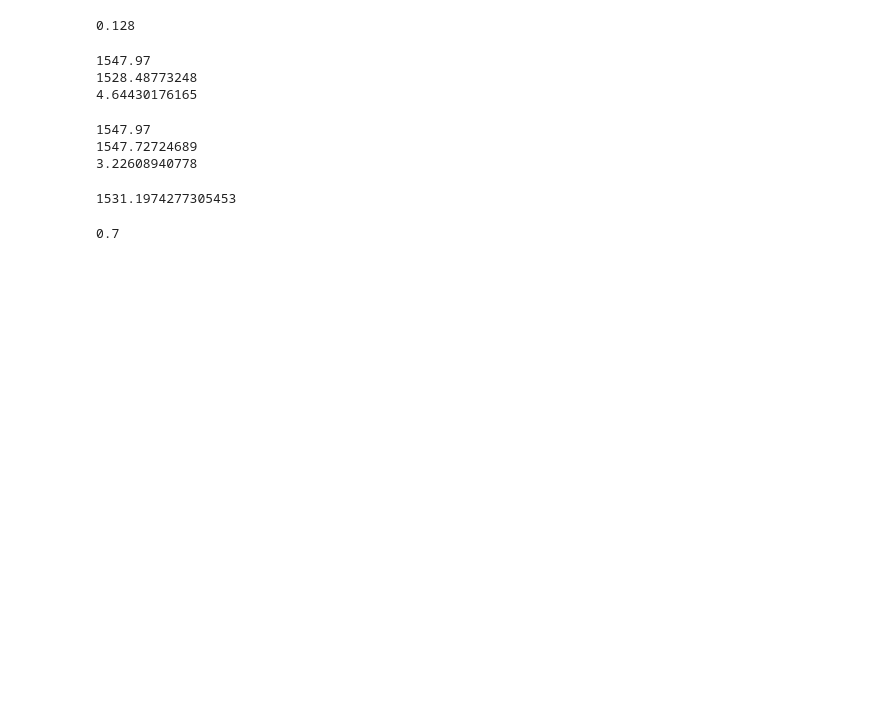
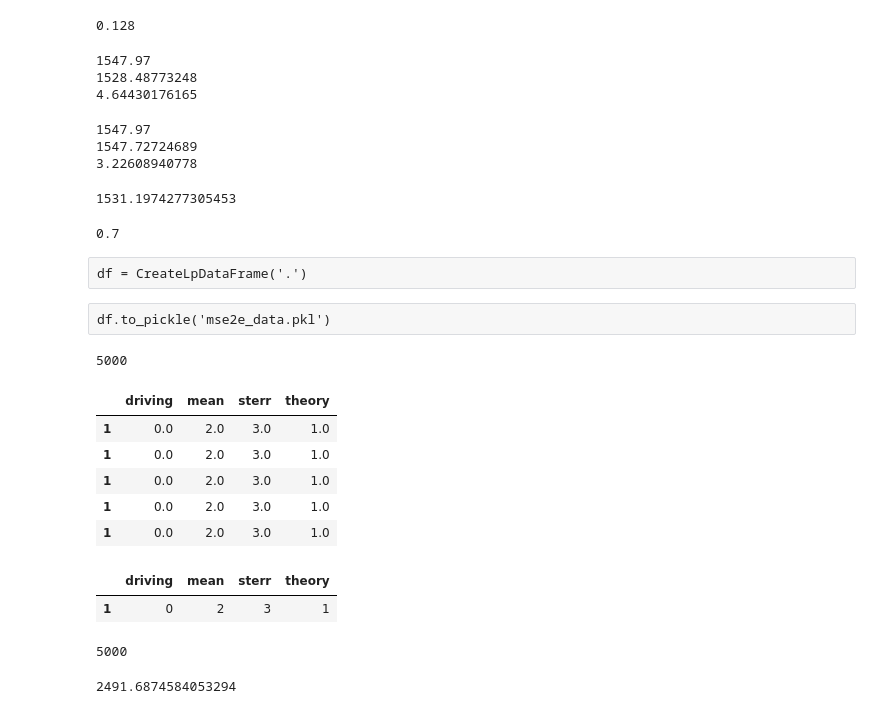
Before and after one commit to jeffmm/simcore, a Jupyter notebook: scripts/msd_posit.ipynb, the cells around one changed output. Cells and saved outputs as stored; diff of their text form; code cells hidden in the pictures; blank space fills up the shorter version.

```diff
--- a/scripts/msd_posit.ipynb
+++ b/scripts/msd_posit.ipynb
@@ -130,0 +165,4 @@ msfunc(40,300)
+# %% [raw]
+df = CreateLpDataFrame('.')
+# %% [raw]
+df.to_pickle('mse2e_data.pkl')
@@ -130,0 +171,7 @@ msfunc(40,300)
+# %%
+y=lambda L,Lr: 2*L*(Lr*L) - 2*(Lr*Lr*L*L) *(1 - np.exp(-1.0/Lr))
+Lpratio=np.array([10,20,30,40,50,60,70,80,90,100])
+temp=abs(2498.0-y(50,Lpratio))
+Lpratio[np.where(temp==temp.min())[0][0]]*50
+# %% [output]
+5000
@@ -130,0 +180,25 @@ msfunc(40,300)
+# %%
+df = pd.DataFrame(columns=['driving','theory','mean','sterr'])
+temp_df = pd.DataFrame(data={'driving':0,'theory':1,'mean':2,'sterr':3},index=[1])
+df = df.append(temp_df,ignore_index=False)
+temp_df = pd.DataFrame(data={'driving':0,'theory':1,'mean':2,'sterr':3},index=[1])
+df = df.append(temp_df,ignore_index=False)
+temp_df = pd.DataFrame(data={'driving':0,'theory':1,'mean':2,'sterr':3},index=[1])
+df = df.append(temp_df,ignore_index=False)
+temp_df = pd.DataFrame(data={'driving':0,'theory':1,'mean':2,'sterr':3},index=[1])
+df = df.append(temp_df,ignore_index=False)
+temp_df = pd.DataFrame(data={'driving':0,'theory':1,'mean':2,'sterr':3},index=[1])
+df = df.append(temp_df,ignore_index=False)
+df
+# %% [output]
+|  | driving | mean | sterr | theory |
+| 1 | 0.0 | 2.0 | 3.0 | 1.0 |
+| 1 | 0.0 | 2.0 | 3.0 | 1.0 |
+| 1 | 0.0 | 2.0 | 3.0 | 1.0 |
+| 1 | 0.0 | 2.0 | 3.0 | 1.0 |
+| 1 | 0.0 | 2.0 | 3.0 | 1.0 |
+# %%
+temp_df
+# %% [output]
+|  | driving | mean | sterr | theory |
+| 1 | 0 | 2 | 3 | 1 |
@@ -130,0 +209,9 @@ msfunc(40,300)
+# %%
+temp=abs(2498.0-y(50,Lpratio))
+Lpratio[np.where(temp==temp.min())[0][0]]*50
+# %% [output]
+5000
+# %%
+y(50,100)
+# %% [output]
+2491.6874584053294
```
Also changed, not shown: parts of 6 cells of this notebook, 2 other files.
